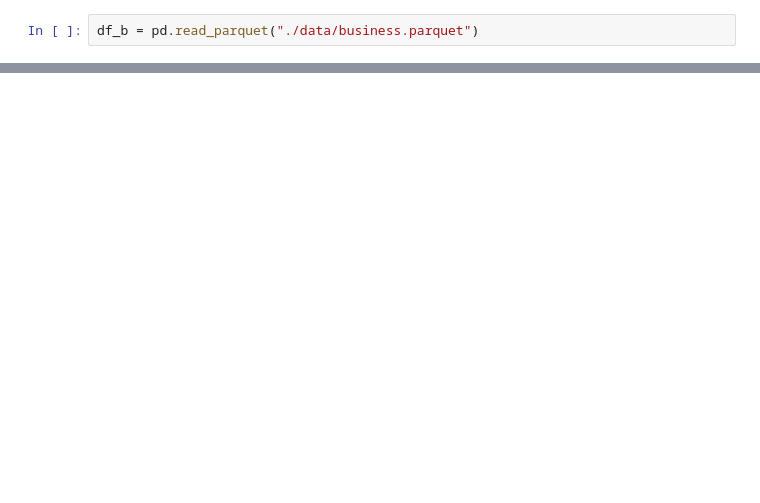
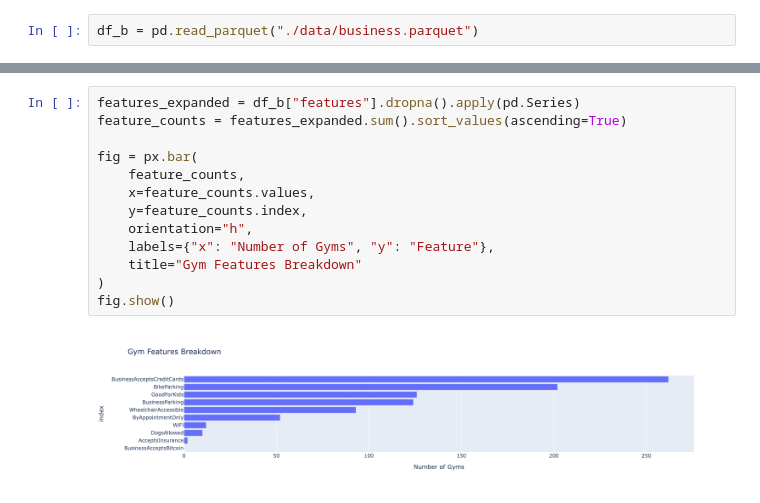
Before and after one commit to SebasJacome/fl-gyms-bi, a Jupyter notebook: data_understanding.ipynb, the cells around one changed output, grey strips where cells are left out. Saved outputs shown, nothing was run; the diff lists cells and outputs as text; blank space fills up the shorter version.

```diff
--- a/data_understanding.ipynb
+++ b/data_understanding.ipynb
@@ -33,0 +117,15 @@ df_b.shape
+# %%
+features_expanded = df_b["features"].dropna().apply(pd.Series)
+feature_counts = features_expanded.sum().sort_values(ascending=True)
+
+fig = px.bar(
+    feature_counts,
+    x=feature_counts.values,
+    y=feature_counts.index,
+    orientation="h",
+    labels={"x": "Number of Gyms", "y": "Feature"},
+    title="Gym Features Breakdown"
+)
+fig.show()
+# %% [output]
+[figure, added]
```
Also changed, not shown: parts of 13 cells of this notebook, 2 other files.
